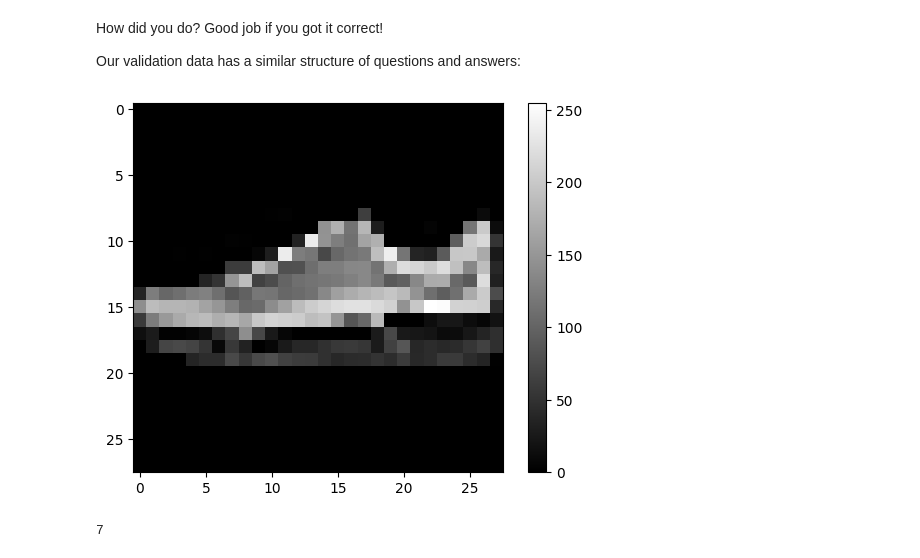
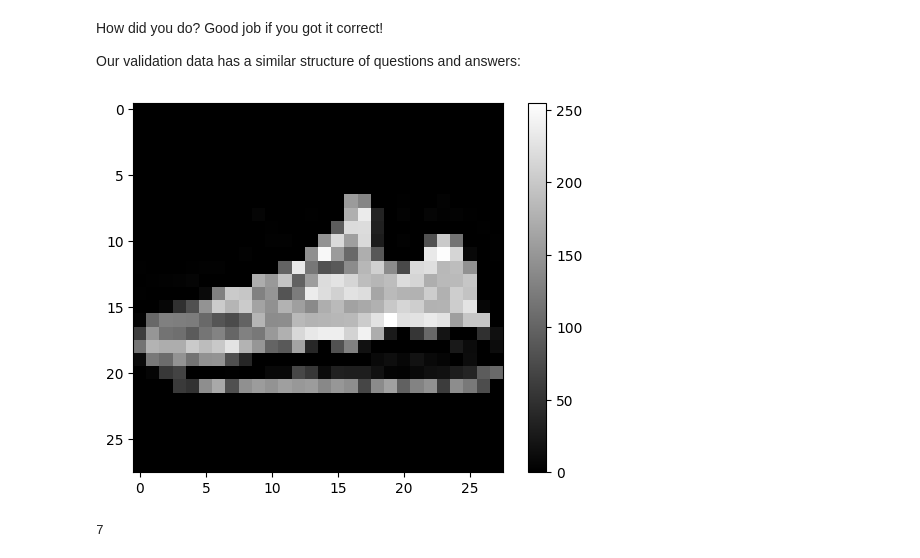
Before and after one commit to ajayc47/cohere-chatbot-pdf-chroma, a Jupyter notebook: building-a-brain/BuildingABrain.ipynb, the cells around one changed output. Cells and saved outputs as stored; diff of their text form; code cells hidden in the pictures.

```diff
--- a/building-a-brain/BuildingABrain.ipynb
+++ b/building-a-brain/BuildingABrain.ipynb
@@ -92,16 +88,16 @@ Our validation data has a similar structure of questions and answers:
 # %%
 import matplotlib.pyplot as plt
 
 # The question number to quiz with. Feel free to change up to 9999.
-data_idx = 9
+data_idx = 6174
 
 plt.figure()
 plt.imshow(valid_images[data_idx], cmap='gray')
 plt.colorbar()
 plt.grid(False)
 plt.show()
 # %% [output]
-[figure, old version]
+[figure, new version]
 # %%
 valid_labels[data_idx]
 # %% [output]
```
Also changed, not shown: parts of 8 cells of this notebook.
